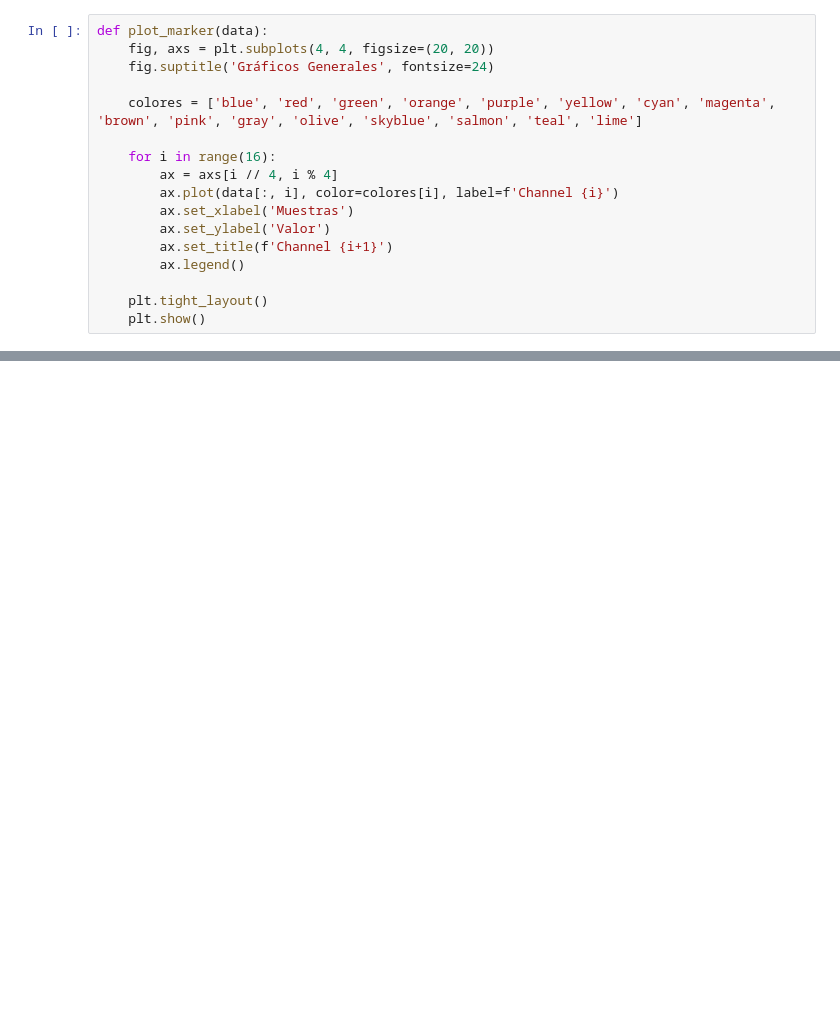
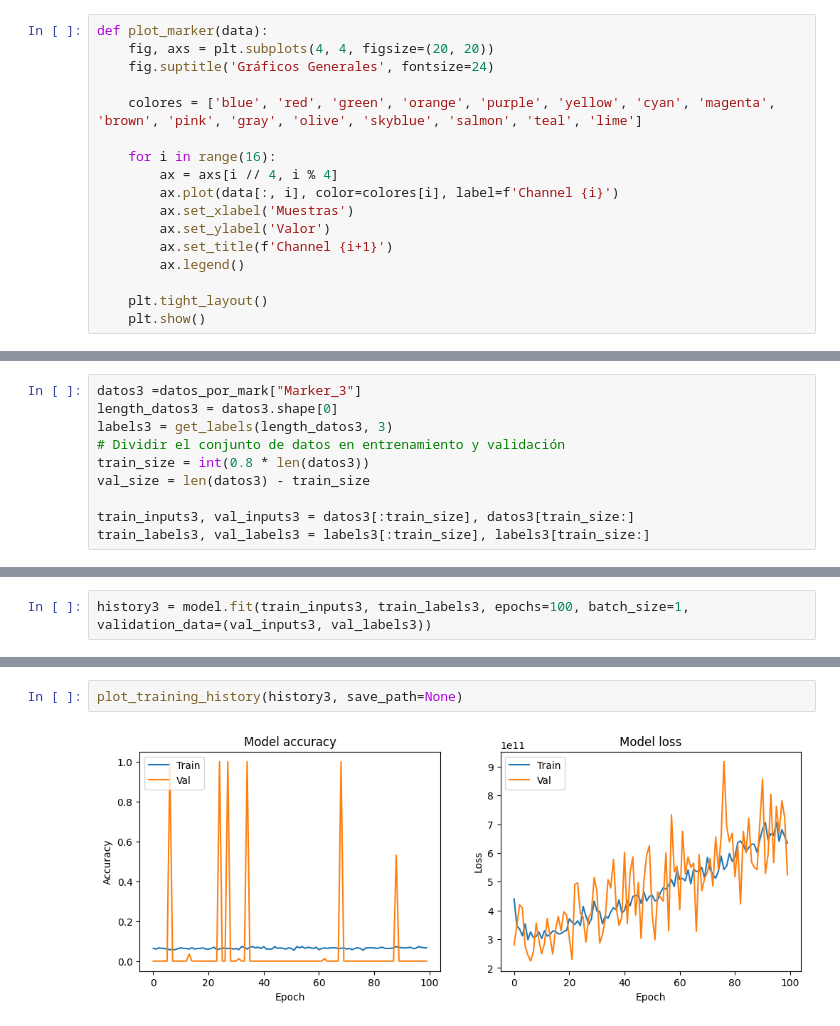
Before and after one commit to katumbac/CNN, a Jupyter notebook: datosmat.ipynb, the cells around one changed output, grey strips where cells are left out. Saved outputs shown, nothing was run; the diff lists cells and outputs as text; blank space fills up the shorter version.

```diff
--- a/datosmat.ipynb
+++ b/datosmat.ipynb
@@ -1027,0 +1473,10 @@ def plot_marker(data):
+# %%
+datos3 =datos_por_mark["Marker_3"]
+length_datos3 = datos3.shape[0]
+labels3 = get_labels(length_datos3, 3)
+# Dividir el conjunto de datos en entrenamiento y validación
+train_size = int(0.8 * len(datos3))
+val_size = len(datos3) - train_size
+
+train_inputs3, val_inputs3 = datos3[:train_size], datos3[train_size:]
+train_labels3, val_labels3 = labels3[:train_size], labels3[train_size:]
@@ -1027,0 +1493,2 @@ def plot_marker(data):
+# %%
+history3 = model.fit(train_inputs3, train_labels3, epochs=100, batch_size=1, validation_data=(val_inputs3, val_labels3))
@@ -1027,0 +1513,4 @@ def plot_marker(data):
+# %%
+plot_training_history(history3, save_path=None)
+# %% [output]
+[figure, added]
```
Also changed, not shown: parts of 64 cells of this notebook.
